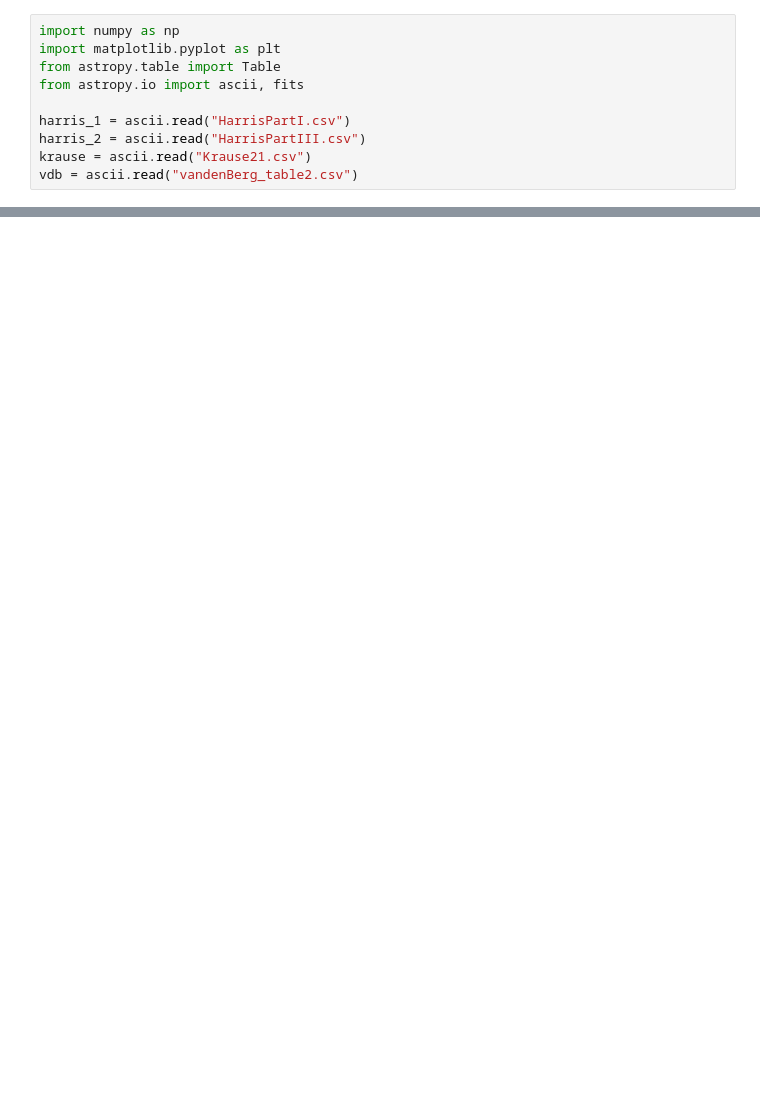
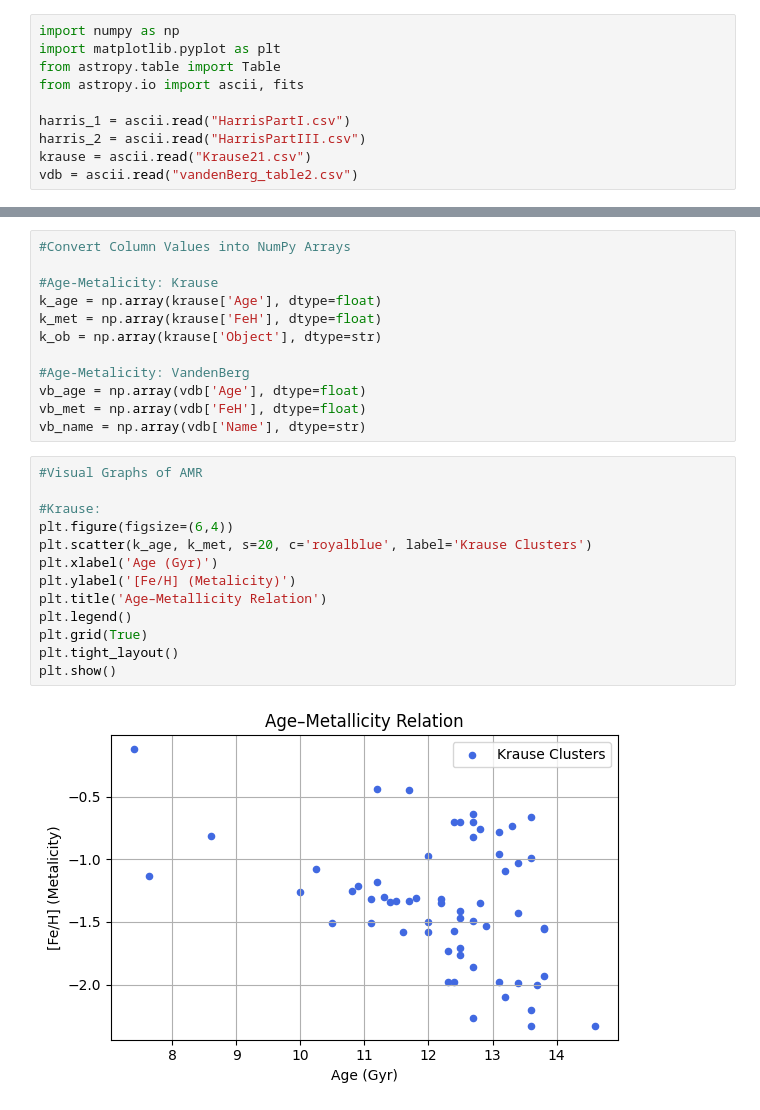
Before and after one commit to laychristian01-svg/Supermassive-Blackholes, a Jupyter notebook: Notebooks/Glob_Clust_met.ipynb, the cells around one changed output, grey strips where cells are left out. Drawn from its saved outputs; the diff is of its cells as text; blank space fills up the shorter version.

```diff
--- a/Notebooks/Glob_Clust_met.ipynb
+++ b/Notebooks/Glob_Clust_met.ipynb
@@ -37,0 +52,27 @@ vdb = ascii.read("vandenBerg_table2.csv")
+# %%
+#Convert Column Values into NumPy Arrays
+
+#Age-Metalicity: Krause
+k_age = np.array(krause['Age'], dtype=float)
+k_met = np.array(krause['FeH'], dtype=float)
+k_ob = np.array(krause['Object'], dtype=str)
+
+#Age-Metalicity: VandenBerg
+vb_age = np.array(vdb['Age'], dtype=float)
+vb_met = np.array(vdb['FeH'], dtype=float)
+vb_name = np.array(vdb['Name'], dtype=str)
+# %%
+#Visual Graphs of AMR
+
+#Krause:
+plt.figure(figsize=(6,4))
+plt.scatter(k_age, k_met, s=20, c='royalblue', label='Krause Clusters')
+plt.xlabel('Age (Gyr)')
+plt.ylabel('[Fe/H] (Metalicity)')
+plt.title('Age–Metallicity Relation')
+plt.legend()
+plt.grid(True)
+plt.tight_layout()
+plt.show()
+# %% [output]
+[figure, added]
```
Also changed, not shown: parts of 16 cells of this notebook.
